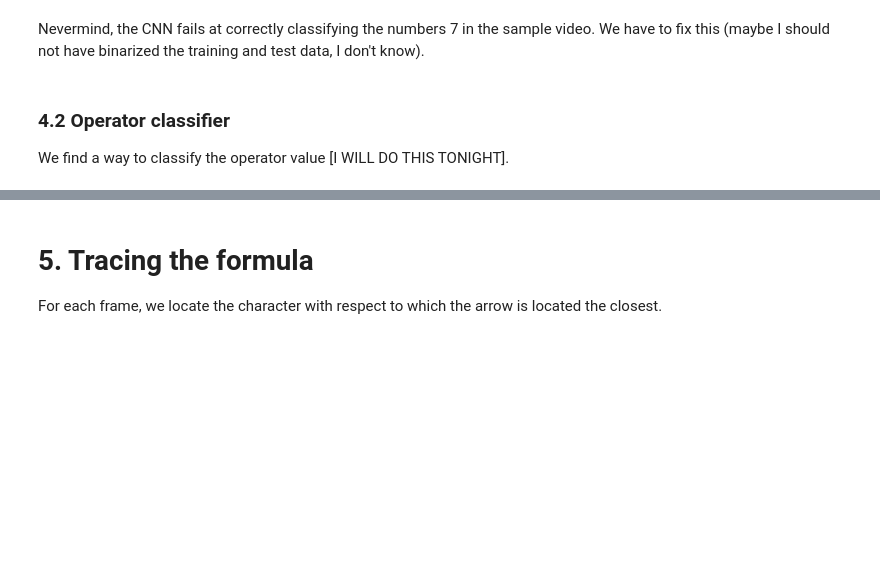
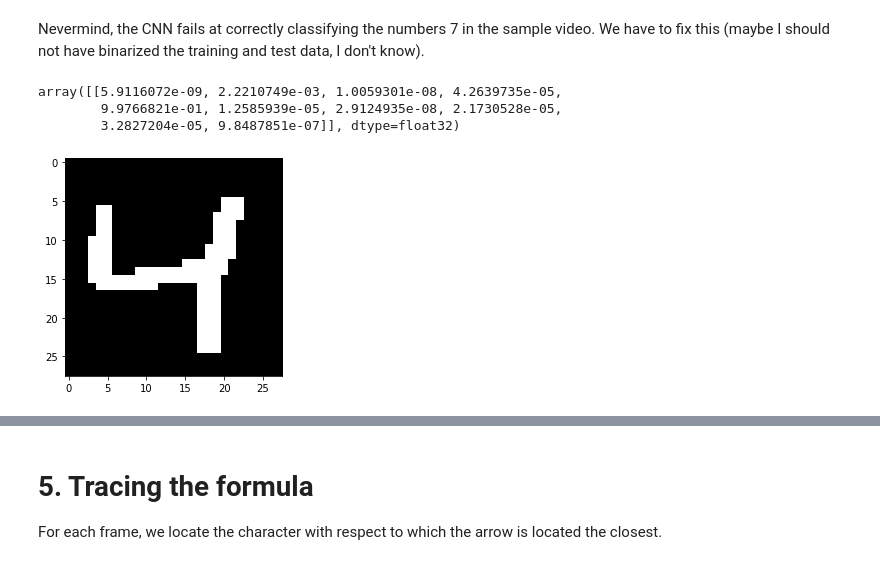
Before and after one commit to emarazz/iapr_2020, a Jupyter notebook: our_project/window_sliding.ipynb, the cells around one changed output, grey strips where cells are left out. Saved outputs shown, nothing was run; the diff lists cells and outputs as text; code cells hidden in the pictures; blank space fills up the shorter version.

Commit message:
Operator classification and formula tracing

```diff
--- a/our_project/window_sliding.ipynb
+++ b/our_project/window_sliding.ipynb
@@ -354,9 +352,14 @@ Using TensorFlow backend.
 # %%
 (x_train, y_train), (x_test, y_test) = mnist.load_data()
+# %%
+x_train = x_train[:2000]
+y_train = y_train[:2000]
+x_test = x_test[:1000]
+y_test = y_test[:1000]
 # %%
 from skimage.transform import rotate
 
-degree_diff = 10
+degree_diff = 20
 assert(360 % degree_diff == 0)
 num_rotations = int(360 / degree_diff)
 
@@ -384,9 +387,9 @@ for i in range(0, num_rotations):
     y_train_rotations[i*num_trainings:(i+1)*num_trainings] = y_train
     y_test_rotations[i*num_testings:(i+1)*num_testings] = y_test
 # %%
-batch_size = 128
+batch_size = 20
 num_classes = 10
-epochs = 12
+epochs = 10
 
 # input image dimensions
 img_rows, img_cols = 28, 28
@@ -422,14 +425,16 @@ x_train shape: (2160000, 28, 28, 1)
 # %%
 model = Sequential()
-model.add(Conv2D(32, kernel_size=(3, 3),
-                 activation='relu',
-                 input_shape=input_shape))
-model.add(Conv2D(64, (3, 3), activation='relu'))
+model.add(Conv2D(16, kernel_size=(3, 3), activation='relu', input_shape=input_shape))
 model.add(MaxPooling2D(pool_size=(2, 2)))
-model.add(Dropout(0.25))
+model.add(BatchNormalization())
+model.add(Conv2D(32, kernel_size=(3, 3), activation='relu'))
+model.add(MaxPooling2D(pool_size=(2, 2)))
+model.add(BatchNormalization())
+model.add(Conv2D(64, kernel_size=(3, 3), activation='relu'))
+model.add(MaxPooling2D(pool_size=(2, 2)))
+model.add(BatchNormalization())
 model.add(Flatten())
 model.add(Dense(128, activation='relu'))
-model.add(Dropout(0.5))
 model.add(Dense(num_classes, activation='softmax'))
 
 model.compile(loss=keras.losses.categorical_crossentropy,
@@ -472,6 +460,13 @@ Test accuracy: 0.9754611253738403
 # %% [markdown]
 Nevermind, the CNN fails at correctly classifying the numbers 7 in the sample video. We have to fix this (maybe I should not have binarized the training and test data, I don't know).
-# %% [markdown]
-### 4.2 Operator classifier
-
-We find a way to classify the operator value [I WILL DO THIS TONIGHT].
+# %%
+image = x_train_rotations[2]
+plt.imshow(image[:,:,0], cmap='gray')
+
+
+model.predict(image.reshape(1, 28, 28, 1))
+# %% [output]
+array([[5.9116072e-09, 2.2210749e-03, 1.0059301e-08, 4.2639735e-05,
+        9.9766821e-01, 1.2585939e-05, 2.9124935e-08, 2.1730528e-05,
+        3.2827204e-05, 9.8487851e-07]], dtype=float32)
+[figure, added]
```
Also changed, not shown: parts of 13 cells of this notebook.
